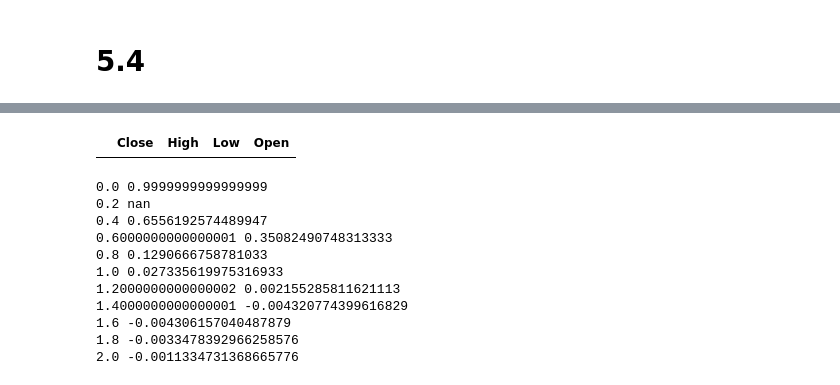
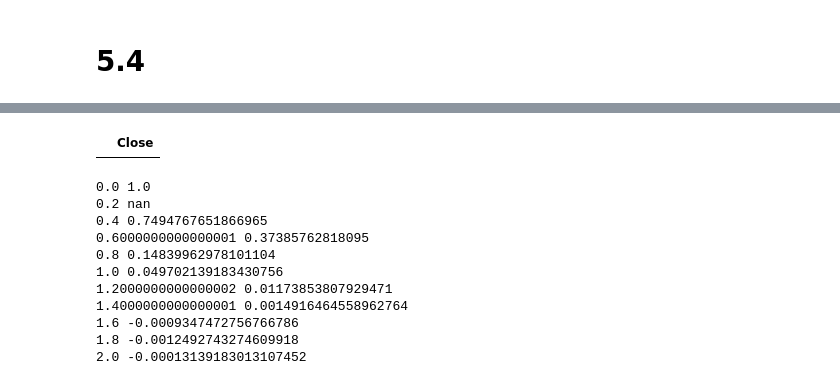
Before and after one commit to jjakimoto/finance_ml, a Jupyter notebook: examples/Ch 5.ipynb, the cells around one changed output, grey strips where cells are left out. Cells and saved outputs as stored; diff of their text form; code cells hidden in the pictures.

```diff
--- a/examples/Ch 5.ipynb
+++ b/examples/Ch 5.ipynb
@@ -204,0 +194,3 @@ frac_df.head()
+# %%
+x = np.random.randn(df.shape[0])
+dummy = pd.DataFrame({'Close': x.cumsum()}, index=df.index)
@@ -205,31 +212,31 @@ frac_df.head()
 # %%
-frac_df = frac_diff_FFD(frac_diff_FFD(df_, 1), -1)
+frac_df = frac_diff_FFD(frac_diff_FFD(dummy, 1), -1)
 frac_df.head()
 # %% [output]
-|  | Close | High | Low | Open |
+|  | Close |
 # %%
 corrs = []
 ds = []
 for d in np.linspace(0, 2, 11):
-    frac_df = frac_diff_FFD(df[['Close']], d)
+    frac_df = frac_diff_FFD(dummy, d)
     close_frac = frac_df["Close"]
-    corr = close_frac.corr(close)
-    print(d, close_frac.corr(close))
+    corr = close_frac.corr(dummy["Close"])
+    print(d, corr)
     if np.isfinite(corr):
         corrs.append(corr)
         ds.append(d)
 # %% [output]
-0.0 0.9999999999999999
+0.0 1.0
 0.2 nan
-0.4 0.6556192574489947
-0.6000000000000001 0.35082490748313333
-0.8 0.1290666758781033
-1.0 0.027335619975316933
-1.2000000000000002 0.002155285811621113
-1.4000000000000001 -0.004320774399616829
-1.6 -0.004306157040487879
-1.8 -0.0033478392966258576
-2.0 -0.0011334731368665776
+0.4 0.7494767651866965
+0.6000000000000001 0.37385762818095
+0.8 0.14839962978101104
+1.0 0.049702139183430756
+1.2000000000000002 0.01173853807929471
+1.4000000000000001 0.0014916464558962764
+1.6 -0.0009347472756766786
+1.8 -0.0012492743274609918
+2.0 -0.00013139183013107452
 # %%
 plt.plot(ds, corrs)
 # %% [output]
```
Also changed, not shown: parts of 25 cells of this notebook, 4 other files.
